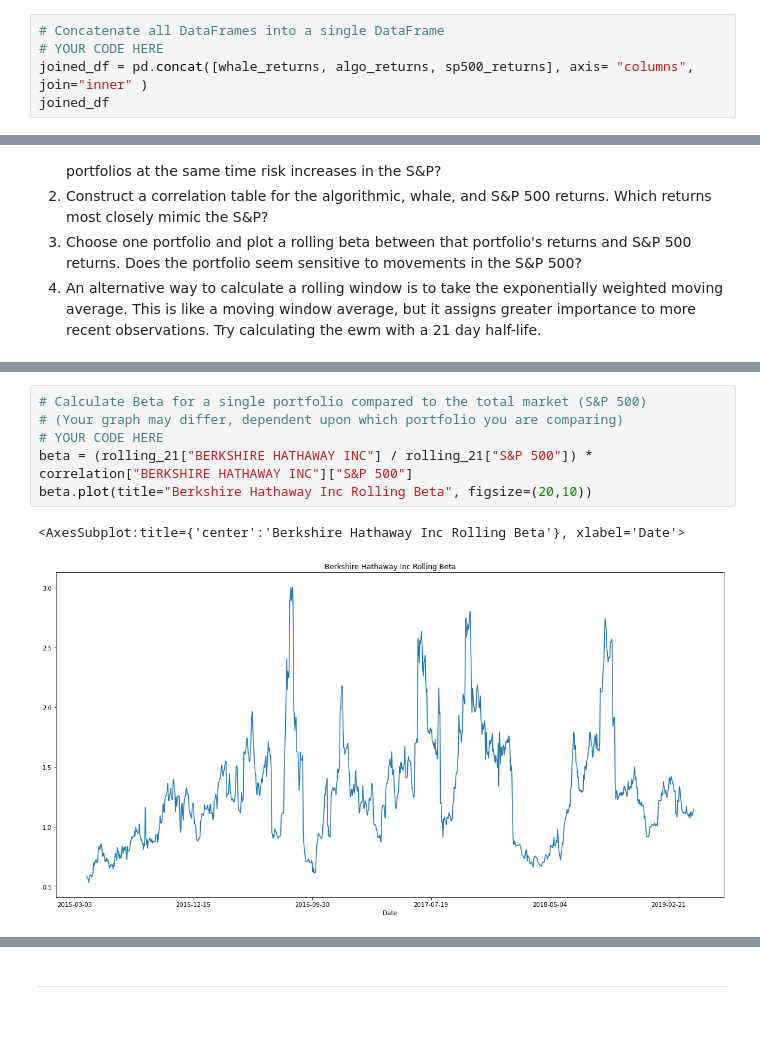
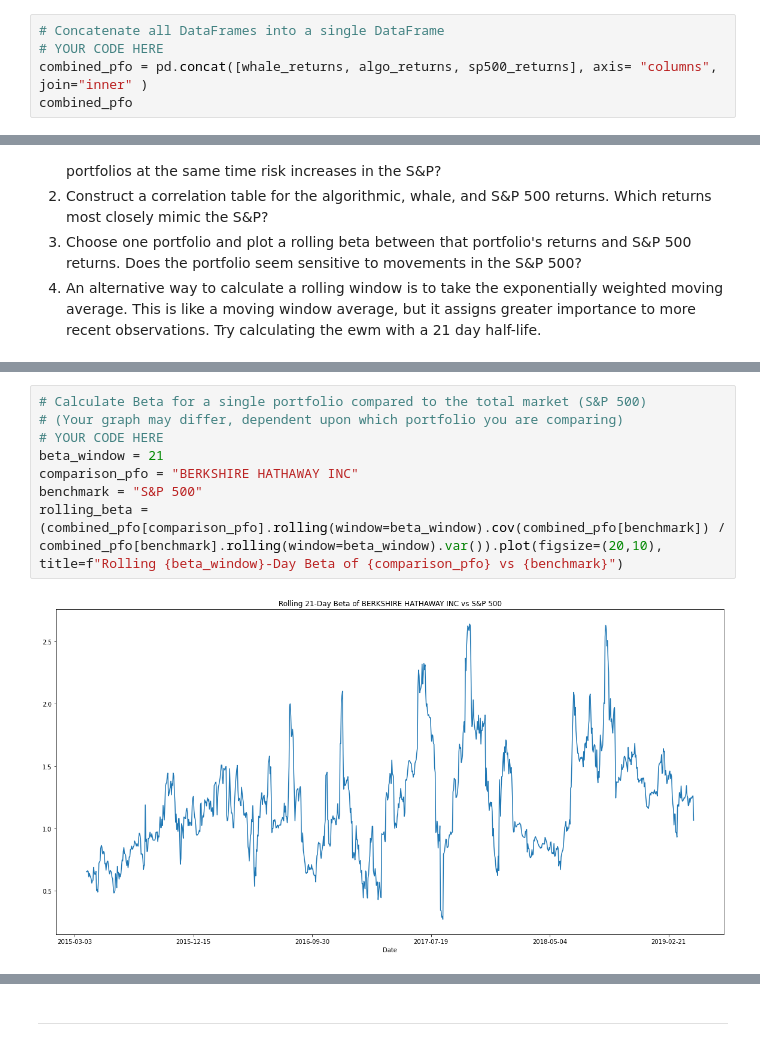
Before and after one commit to moartheta/A-Whale-off-the-Portfolio, a Jupyter notebook: whale_analysis.ipynb, the cells around one changed output, grey strips where cells are left out. Drawn from its saved outputs; the diff is of its cells as text; blank space fills up the shorter version.

```diff
--- a/whale_analysis.ipynb
+++ b/whale_analysis.ipynb
@@ -139,8 +139,8 @@ sp500_returns = sp500_returns.rename(columns = {"Close": "S&P 500"})
 # %%
 # Concatenate all DataFrames into a single DataFrame
 # YOUR CODE HERE
-joined_df = pd.concat([whale_returns, algo_returns, sp500_returns], axis= "columns", join="inner" )
-joined_df
+combined_pfo = pd.concat([whale_returns, algo_returns, sp500_returns], axis= "columns", join="inner" )
+combined_pfo
 # %% [output]
 |  | SOROS FUND MANAGEMENT LLC | PAULSON & CO.INC. | TIGER GLOBAL MANAGEMENT LLC | BERKSHIRE HATHAWAY INC | Algo 1 | Algo 2 | ... |
 | Date |  |  |  |  |  |  | ... |
@@ -277,12 +276,13 @@ correlation
 # %%
 # Calculate Beta for a single portfolio compared to the total market (S&P 500)
 # (Your graph may differ, dependent upon which portfolio you are comparing)
 # YOUR CODE HERE
-beta = (rolling_21["BERKSHIRE HATHAWAY INC"] / rolling_21["S&P 500"]) * correlation["BERKSHIRE HATHAWAY INC"]["S&P 500"]
-beta.plot(title="Berkshire Hathaway Inc Rolling Beta", figsize=(20,10))
+beta_window = 21
+comparison_pfo = "BERKSHIRE HATHAWAY INC"
+benchmark = "S&P 500"
+rolling_beta = (combined_pfo[comparison_pfo].rolling(window=beta_window).cov(combined_pfo[benchmark]) / combined_pfo[benchmark].rolling(window=beta_window).var()).plot(figsize=(20,10), title=f"Rolling {beta_window}-Day Beta of {comparison_pfo} vs {benchmark}")
 # %% [output]
-<AxesSubplot:title={'center':'Berkshire Hathaway Inc Rolling Beta'}, xlabel='Date'>
-[figure, old version]
+[figure, new version]
 # %%
 # Calculate a rolling window using the exponentially weighted moving average.
 # YOUR CODE HERE
```
Also changed, not shown: parts of 23 cells of this notebook, 3 other files.
